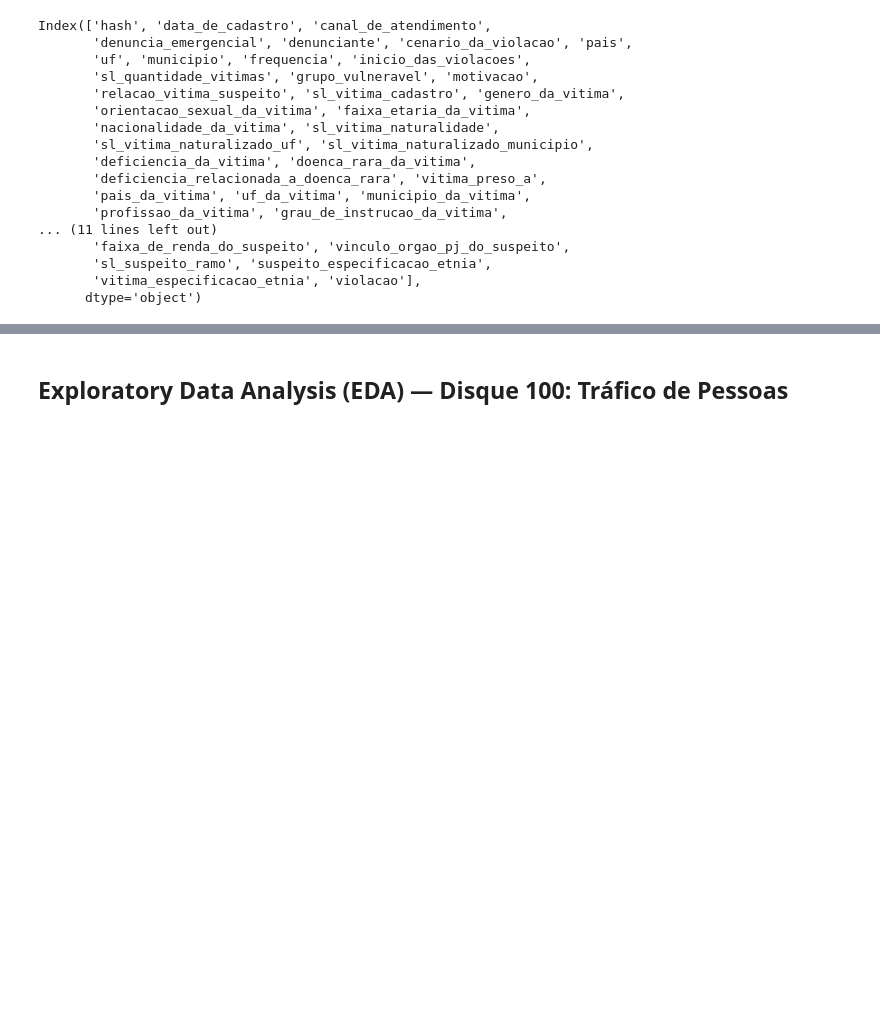
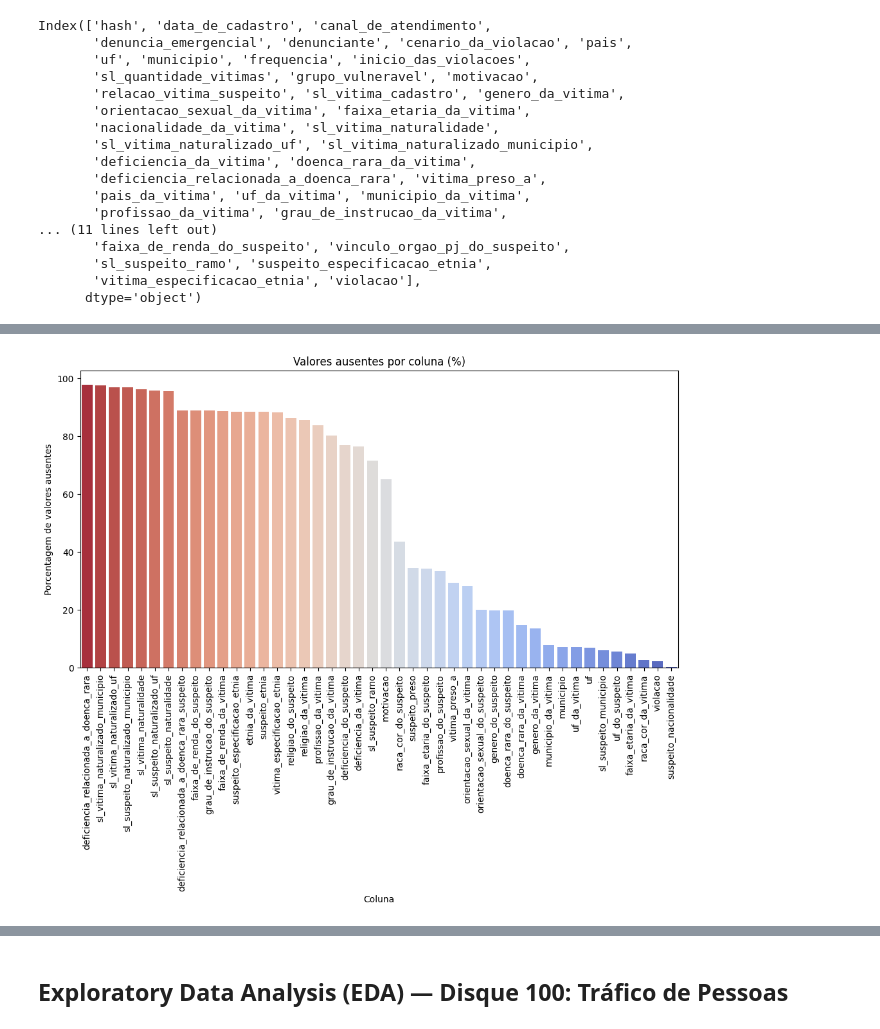
Before and after one commit to janaelsonalves/human-trafficking-analysis, a Jupyter notebook: Human_Trafficking_Patterns_and_Trends_Insights__Disque_100_Hotline.ipynb, the cells around one changed output, grey strips where cells are left out. Saved outputs shown, nothing was run; the diff lists cells and outputs as text; code cells hidden in the pictures; blank space fills up the shorter version.

```diff
--- a/Human_Trafficking_Patterns_and_Trends_Insights__Disque_100_Hotline.ipynb
+++ b/Human_Trafficking_Patterns_and_Trends_Insights__Disque_100_Hotline.ipynb
@@ -239,0 +293,7 @@ df_trafico_outras = df.copy()
+# %%
+# Filtrando apenas as colunas com mais de 0% de valores ausentes
+ausentes_filtrados = df_clean.isna().mean()
+ausentes_filtrados = ausentes_filtrados[ausentes_filtrados > 0].mul(100).sort_values(ascending=False)
+
+print(f"=== Colunas com Valores Ausentes (> 0%) ===\n\nTotal de colunas: {len(ausentes_filtrados)}")
+display(ausentes_filtrados)
@@ -239,0 +318,11 @@ df_trafico_outras = df.copy()
+# %%
+plt.figure(figsize=(12, 6))
+ausentes = df_clean.isna().mean().mul(100).sort_values(ascending=False)
+sns.barplot(x=ausentes_filtrados.index, y=ausentes_filtrados.values, hue=ausentes_filtrados.index, palette="coolwarm_r")
+plt.xlabel("Coluna")
+plt.ylabel("Porcentagem de valores ausentes")
+plt.title("Valores ausentes por coluna (%)")
+plt.xticks(rotation=90)
+plt.show()
+# %% [output]
+[figure, added]
```
Also changed, not shown: parts of 55 cells of this notebook.
